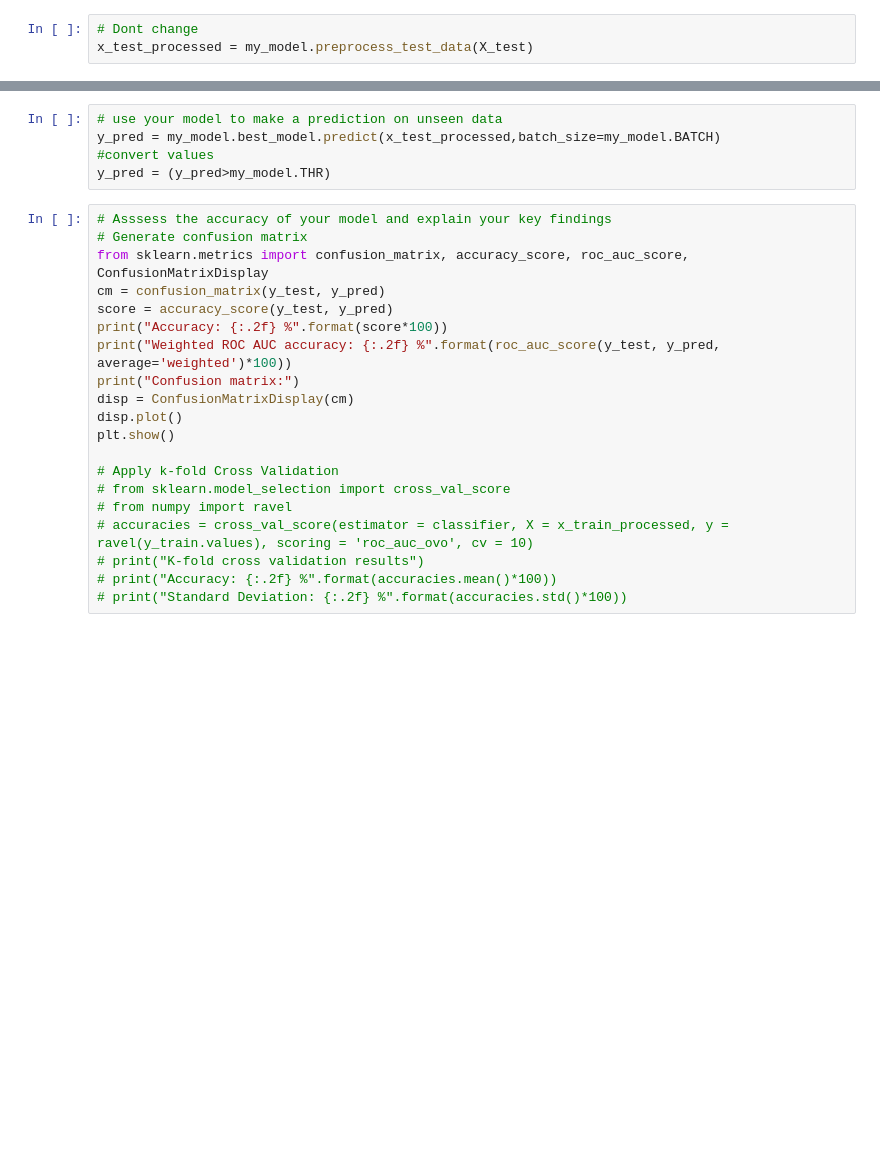
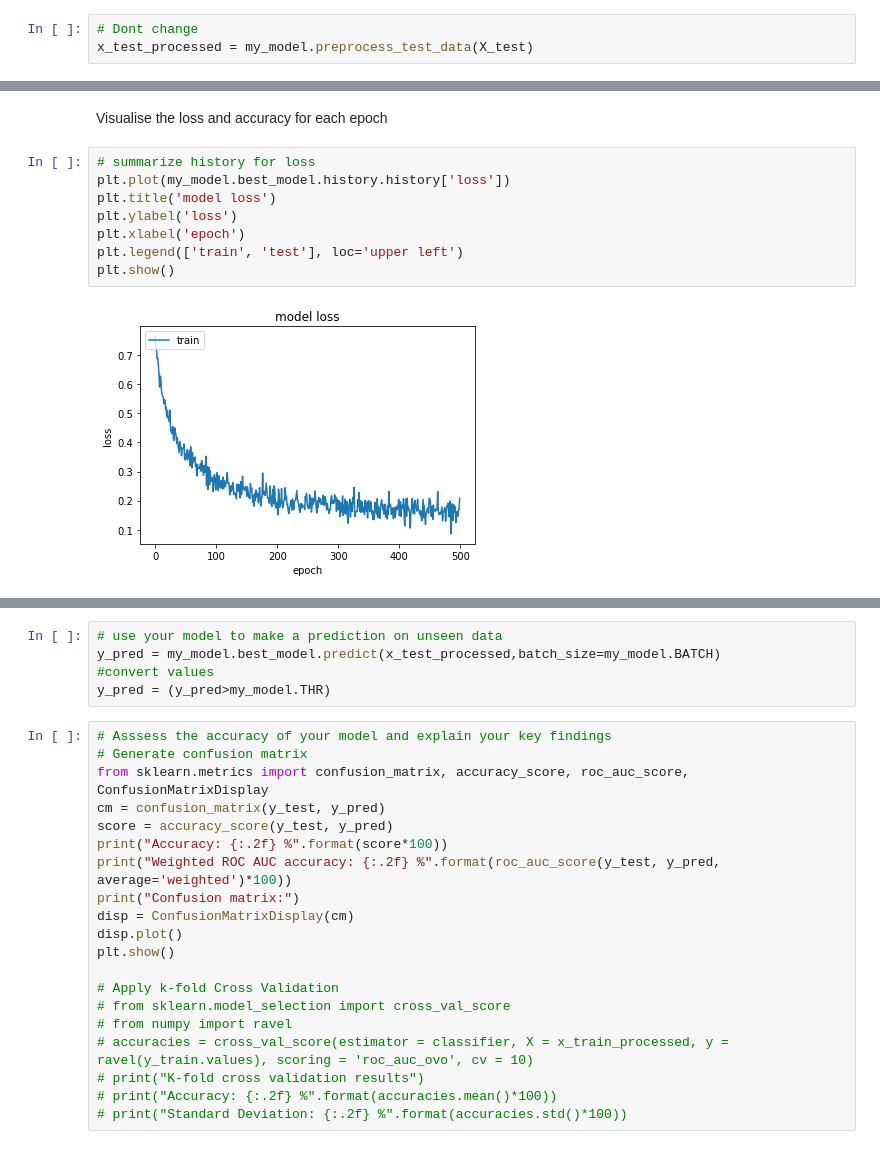
Before and after one commit to StickMonkey615/JHCSMod4, a Jupyter notebook: ANN v4.ipynb, the cells around one changed output, grey strips where cells are left out. Cells and saved outputs as stored; diff of their text form; blank space fills up the shorter version.

```diff
--- a/ANN v4.ipynb
+++ b/ANN v4.ipynb
@@ -432 +425,13 @@ Epoch 33: early stopping
 <keras.callbacks.History at 0x...>
+# %% [markdown]
+Visualise the loss and accuracy for each epoch
+# %%
+# summarize history for loss
+plt.plot(my_model.best_model.history.history['loss'])
+plt.title('model loss')
+plt.ylabel('loss')
+plt.xlabel('epoch')
+plt.legend(['train', 'test'], loc='upper left')
+plt.show()
+# %% [output]
+[figure, added]
```
Also changed, not shown: parts of 16 cells of this notebook.
